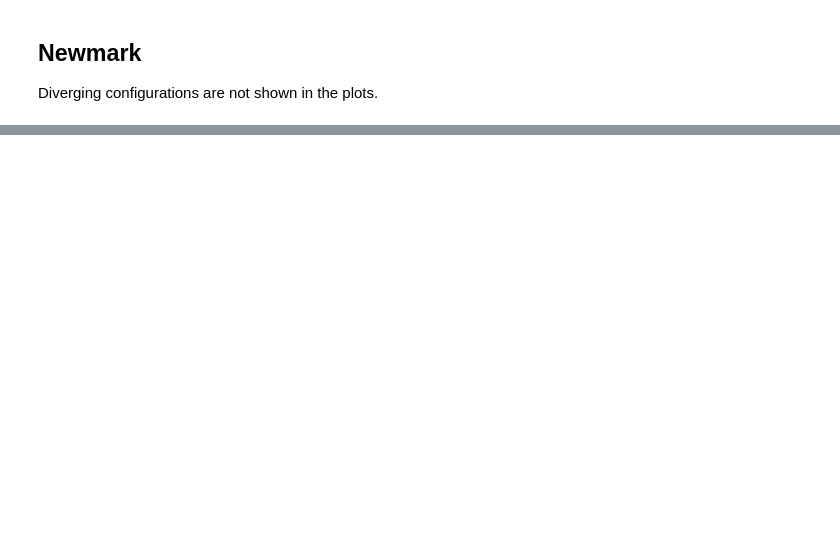
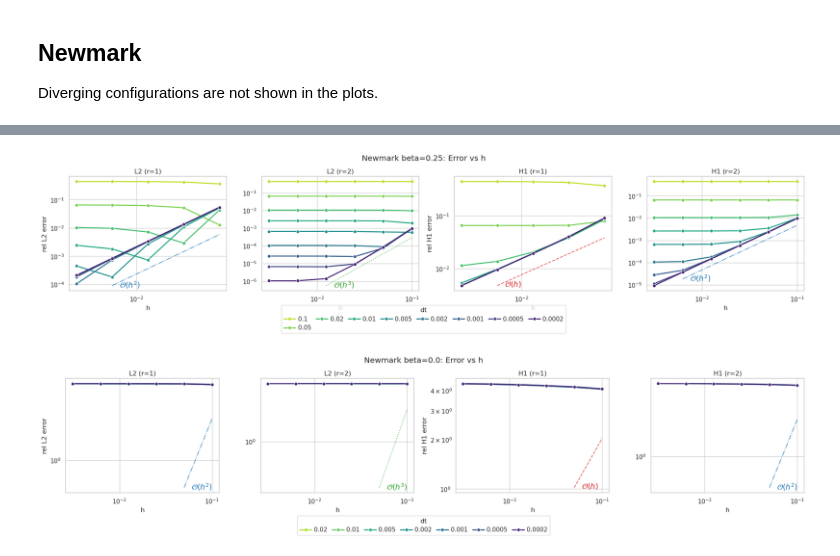
Before and after one commit to AlessandroGhiotto/nmpde-wave-equation, a Jupyter notebook: analysis/convergence-analysis.ipynb, the cells around one changed output, grey strips where cells are left out. Saved outputs shown, nothing was run; the diff lists cells and outputs as text; code cells hidden in the pictures; blank space fills up the shorter version.

```diff
--- a/analysis/convergence-analysis.ipynb
+++ b/analysis/convergence-analysis.ipynb
@@ -390 +485,9 @@ figs_nmk_000 = plot_lines_by_r(df_newmark_000, 'Newmark beta=0.0')
+# %%
+# Spatial line charts for Newmark subsets (h on x-axis, dt as colour)
+g = plot_lines_by_r_spatial(df_newmark_025, 'Newmark beta=0.25')
+print()
+g = plot_lines_by_r_spatial(df_newmark_000, 'Newmark beta=0.0')
+# %% [output]
+[figure, added]
+[figure, added]
 # %%
```
Also changed, not shown: parts of 13 cells of this notebook, 4 other files.
